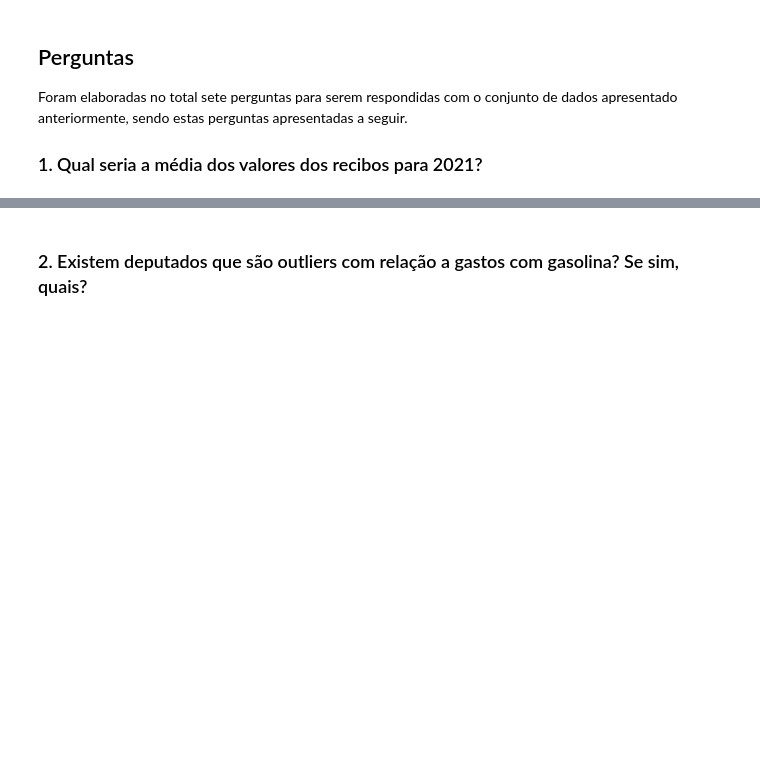
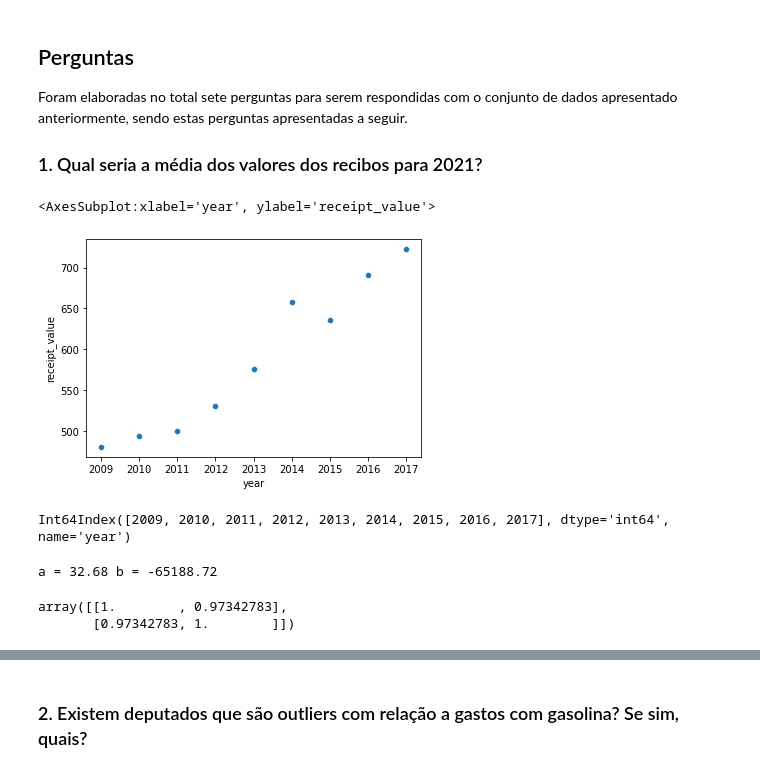
Before and after one commit to DefinitelyNotACactus/Chamber-of-Deputies-Reimbursements, a Jupyter notebook: Projeto Final.ipynb, the cells around one changed output, grey strips where cells are left out. Cells and saved outputs as stored; diff of their text form; code cells hidden in the pictures; blank space fills up the shorter version.

```diff
--- a/Projeto Final.ipynb
+++ b/Projeto Final.ipynb
@@ -18,5 +46,38 @@ Sendo assim, com os conhecimentos adquiridos durante o curso, com a utlização
 Foram elaboradas no total sete perguntas para serem respondidas com o conjunto de dados apresentado anteriormente, sendo estas perguntas apresentadas a seguir.
 
 ### 1. Qual seria a média dos valores dos recibos para 2021?
+# %%
+import seaborn as sns
+import matplotlib.pyplot as plt
+
+#dft = df.groupby('year').mean()
+
+sns.scatterplot(data=dft, x='year', y='receipt_value')
+#dft['receipt_value'].plot()
+# %% [output]
+<AxesSubplot:xlabel='year', ylabel='receipt_value'>
+[figure, added]
+# %%
+dft.index
+# %% [output]
+Int64Index([2009, 2010, 2011, 2012, 2013, 2014, 2015, 2016, 2017], dtype='int64', name='year')
 # %%
 # ADICIONAR CÓDIGO AQUI
+from scipy.stats import linregress
+
+regress = linregress(dft.index, dft['receipt_value'])
+
+a = regress.slope
+b = regress.intercept
+
+def predict(year):
+    return year * a + b
+# %% [output]
+a = 32.68 b = -65188.72
+# %%
+import numpy as np
+
+np.corrcoef(dft.index, dft['receipt_value'])
+# %% [output]
+array([[1.        , 0.97342783],
+       [0.97342783, 1.        ]])
```
Also changed, not shown: parts of 10 cells of this notebook.
